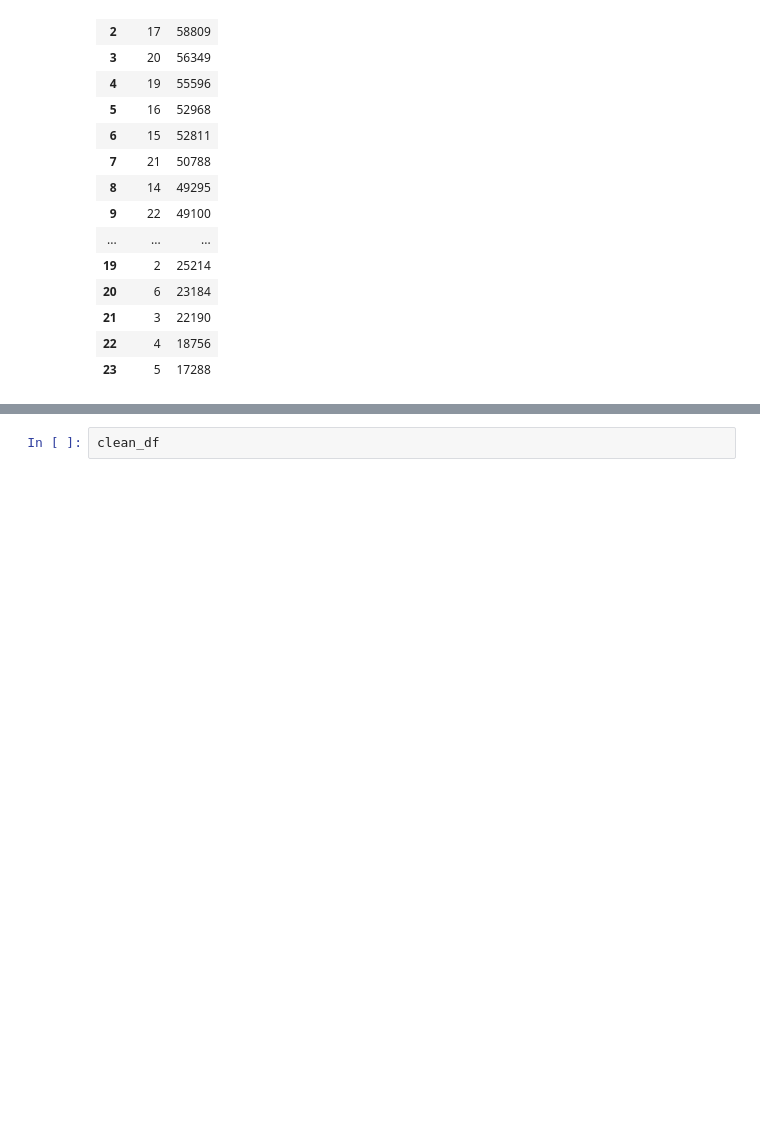
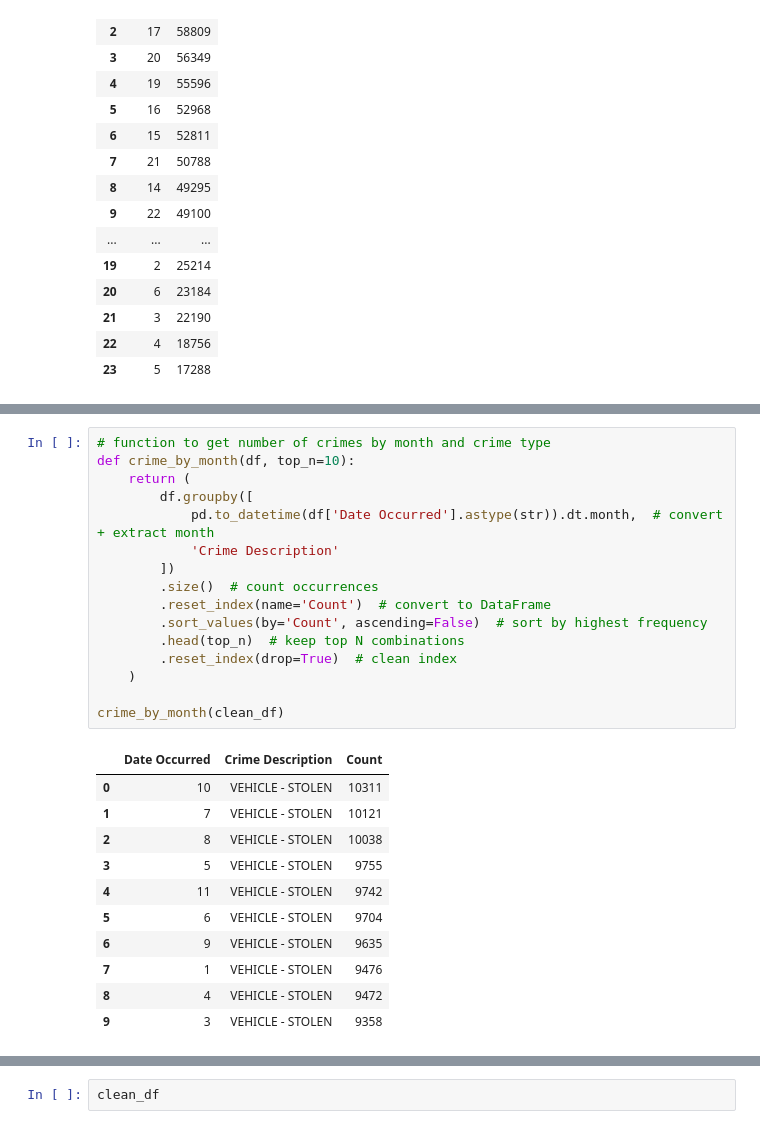
Before and after one commit to kamariban/data-analysis, a Jupyter notebook: crime.ipynb, the cells around one changed output, grey strips where cells are left out. Cells and saved outputs as stored; diff of their text form; blank space fills up the shorter version.

```diff
--- a/crime.ipynb
+++ b/crime.ipynb
@@ -594,0 +581,28 @@ get_crimes_by_hour(clean_df)
+# %%
+# function to get number of crimes by month and crime type
+def crime_by_month(df, top_n=10):
+    return (
+        df.groupby([
+            pd.to_datetime(df['Date Occurred'].astype(str)).dt.month,  # convert + extract month
+            'Crime Description'
+        ])
+        .size()  # count occurrences
+        .reset_index(name='Count')  # convert to DataFrame
+        .sort_values(by='Count', ascending=False)  # sort by highest frequency
+        .head(top_n)  # keep top N combinations
+        .reset_index(drop=True)  # clean index
+    )
+
+crime_by_month(clean_df)
+# %% [output]
+|  | Date Occurred | Crime Description | Count |
+| 0 | 10 | VEHICLE - STOLEN | 10311 |
+| 1 | 7 | VEHICLE - STOLEN | 10121 |
+| 2 | 8 | VEHICLE - STOLEN | 10038 |
+| 3 | 5 | VEHICLE - STOLEN | 9755 |
+| 4 | 11 | VEHICLE - STOLEN | 9742 |
+| 5 | 6 | VEHICLE - STOLEN | 9704 |
+| 6 | 9 | VEHICLE - STOLEN | 9635 |
+| 7 | 1 | VEHICLE - STOLEN | 9476 |
+| 8 | 4 | VEHICLE - STOLEN | 9472 |
+| 9 | 3 | VEHICLE - STOLEN | 9358 |
```
Also changed, not shown: parts of 15 cells of this notebook.
